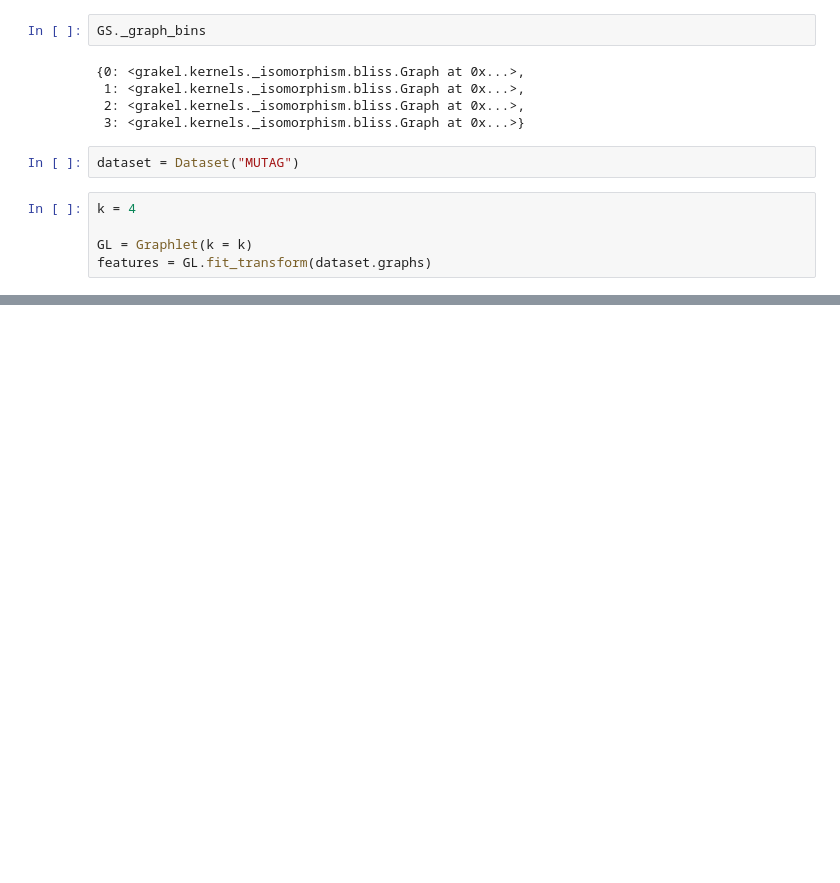
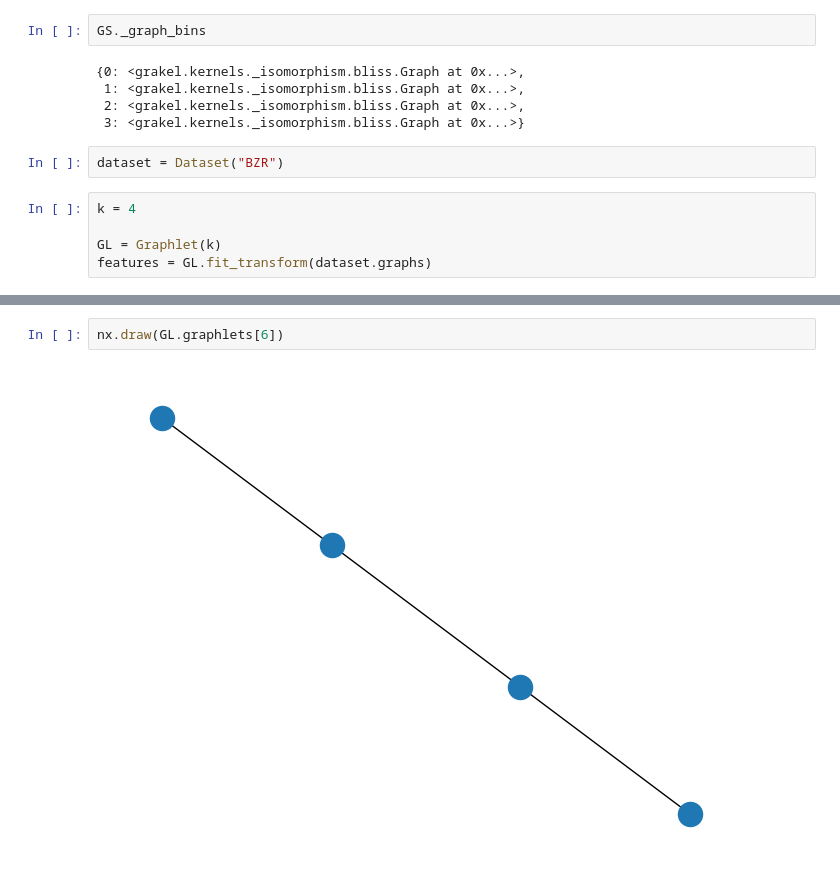
Before and after one commit to congrendai/MSc_Individual_Project, a Jupyter notebook: graphlet.ipynb, the cells around one changed output, grey strips where cells are left out. Drawn from its saved outputs; the diff is of its cells as text; blank space fills up the shorter version.

```diff
--- a/graphlet.ipynb
+++ b/graphlet.ipynb
@@ -71,9 +71,9 @@ GS._graph_bins
  2: <grakel.kernels._isomorphism.bliss.Graph at 0x...>,
  3: <grakel.kernels._isomorphism.bliss.Graph at 0x...>}
 # %%
-dataset = Dataset("MUTAG")
+dataset = Dataset("BZR")
 # %%
 k = 4
 
-GL = Graphlet(k = k)
+GL = Graphlet(k)
 features = GL.fit_transform(dataset.graphs)
@@ -79,0 +89,4 @@ features = GL.fit_transform(dataset.graphs)
+# %%
+nx.draw(GL.graphlets[6])
+# %% [output]
+[figure, added]
```
Also changed, not shown: parts of 4 cells of this notebook, 6 other files.
